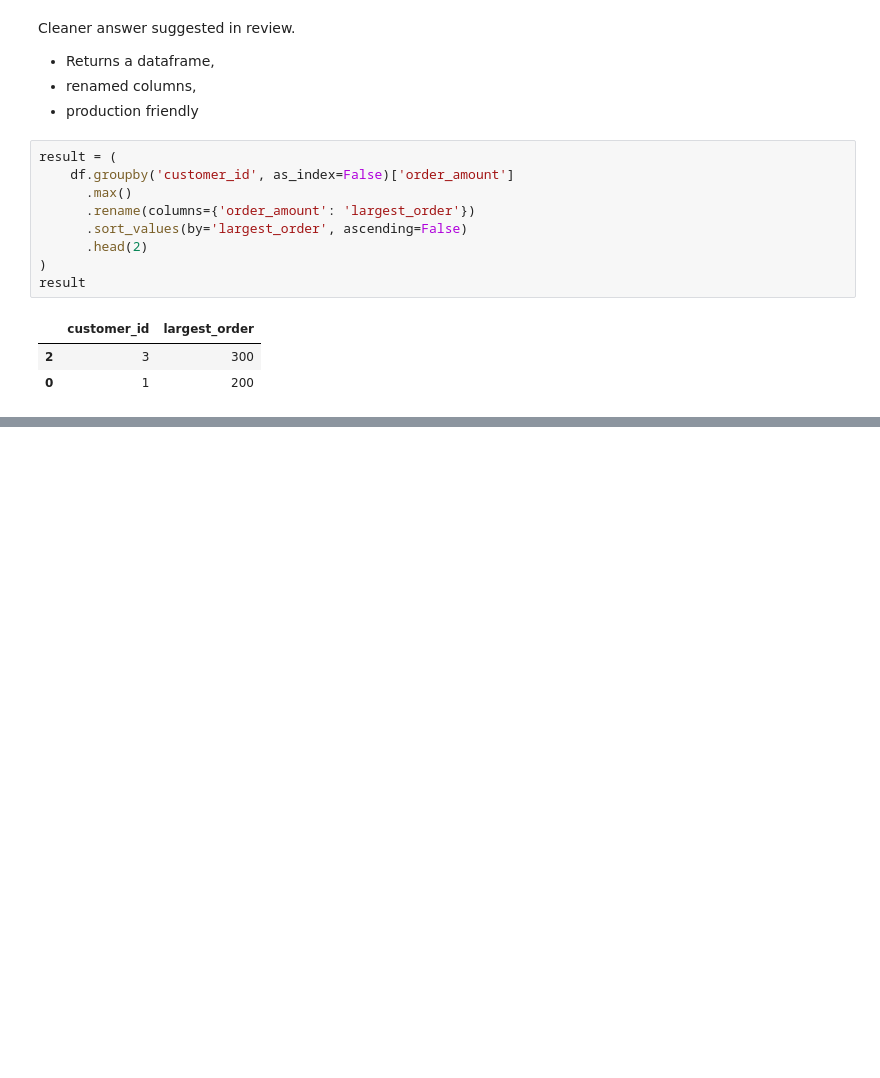
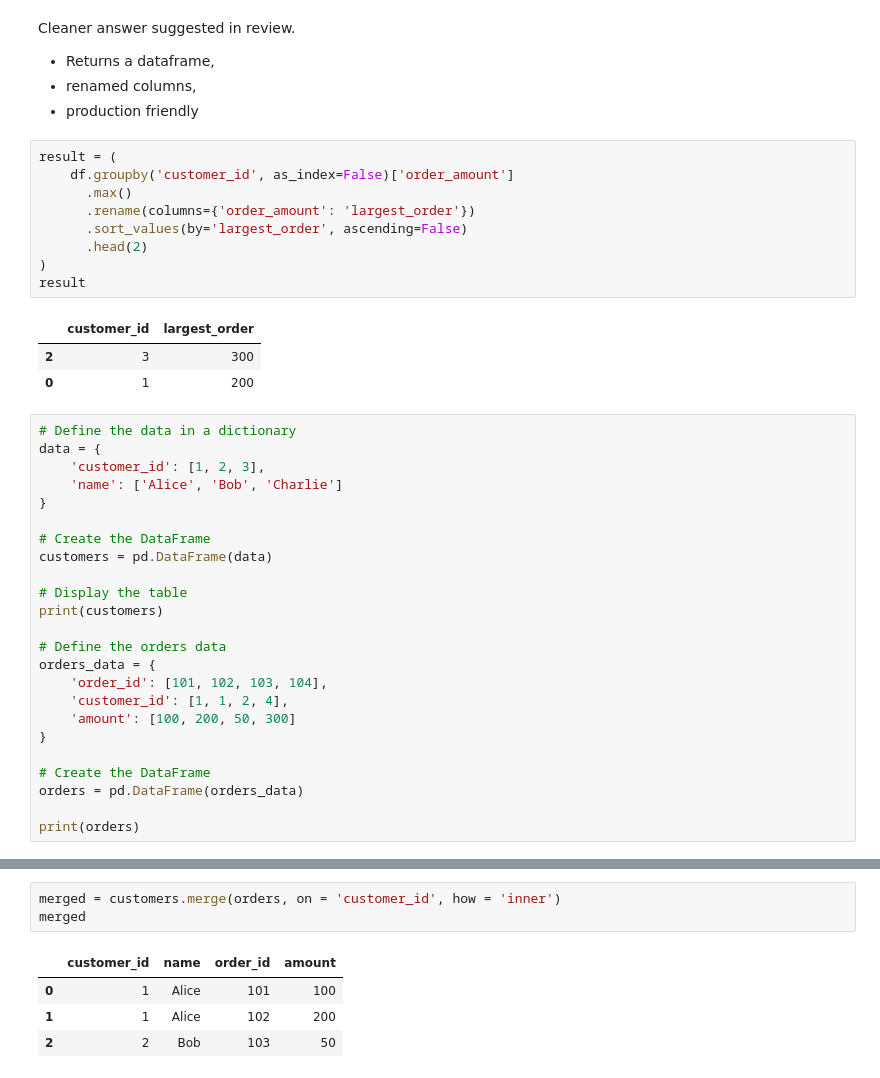
Before and after one commit to tharina11/Python-Projects, a Jupyter notebook: 6. Pandas Exercises/notebooks/Misc_pandas_tasks.ipynb, the cells around one changed output, grey strips where cells are left out. Saved outputs shown, nothing was run; the diff lists cells and outputs as text; blank space fills up the shorter version.

Commit message:
Add merge and window calculation

```diff
--- a/6. Pandas Exercises/notebooks/Misc_pandas_tasks.ipynb
+++ b/6. Pandas Exercises/notebooks/Misc_pandas_tasks.ipynb
@@ -109,3 +109,27 @@ result
 |  | customer_id | largest_order |
 | 2 | 3 | 300 |
 | 0 | 1 | 200 |
+# %%
+# Define the data in a dictionary
+data = {
+    'customer_id': [1, 2, 3],
+    'name': ['Alice', 'Bob', 'Charlie']
+}
+
+# Create the DataFrame
+customers = pd.DataFrame(data)
+
+# Display the table
+print(customers)
+
+# Define the orders data
+orders_data = {
+    'order_id': [101, 102, 103, 104],
+    'customer_id': [1, 1, 2, 4],
+    'amount': [100, 200, 50, 300]
+}
+
+# Create the DataFrame
+orders = pd.DataFrame(orders_data)
+
+print(orders)
@@ -111,0 +161,8 @@ result
+# %%
+merged = customers.merge(orders, on = 'customer_id', how = 'inner')
+merged
+# %% [output]
+|  | customer_id | name | order_id | amount |
+| 0 | 1 | Alice | 101 | 100 |
+| 1 | 1 | Alice | 102 | 200 |
+| 2 | 2 | Bob | 103 | 50 |
```
Also changed, not shown: parts of 11 cells of this notebook.
